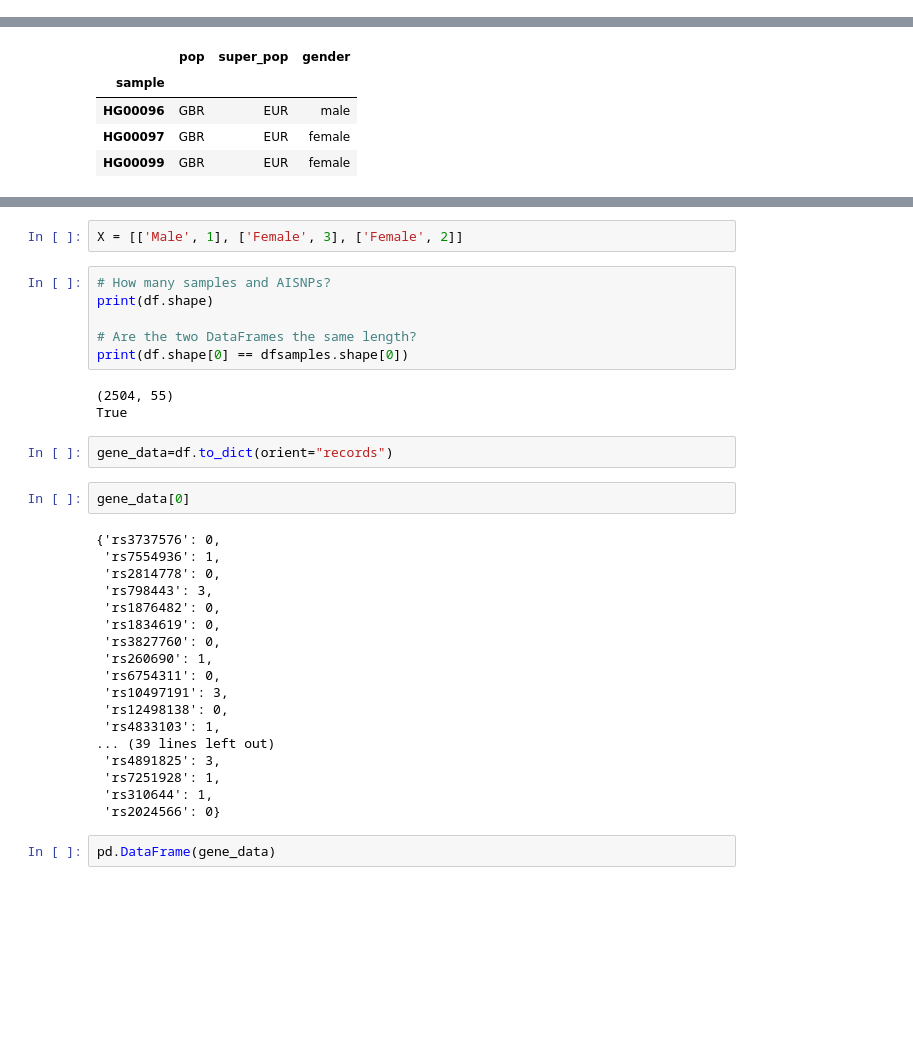
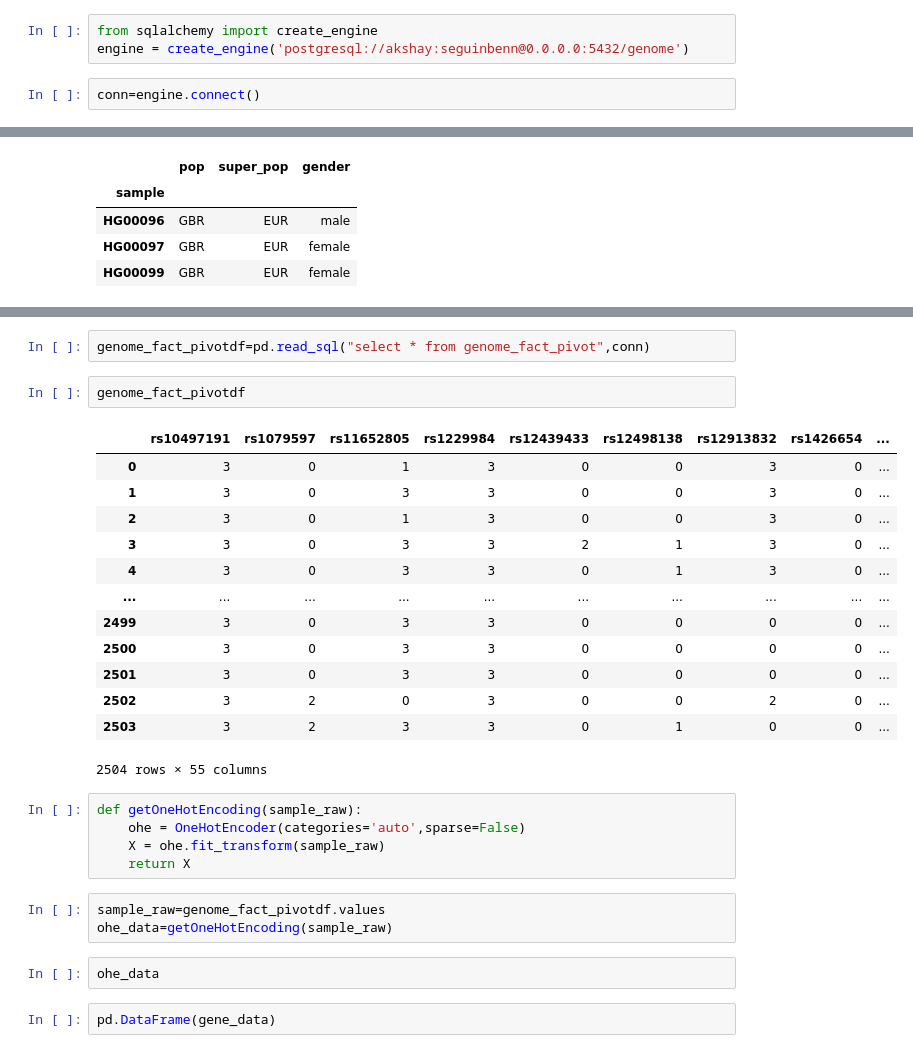
Before and after one commit to akshaydarora/genomics, a Jupyter notebook: genome.ipynb, the cells around one changed output, grey strips where cells are left out. Drawn from its saved outputs; the diff is of its cells as text; blank space fills up the shorter version.

```diff
--- a/genome.ipynb
+++ b/genome.ipynb
@@ -116,0 +161,5 @@ df.head(3)
+# %%
+from sqlalchemy import create_engine
+engine = create_engine('postgresql://akshay:seguinbenn@0.0.0.0:5432/genome')
+# %%
+conn=engine.connect()
@@ -129,36 +178,31 @@ oh=OneHotEncoder()
-# %%
-X = [['Male', 1], ['Female', 3], ['Female', 2]]
-# %%
-# How many samples and AISNPs?
-print(df.shape)
-
-# Are the two DataFrames the same length?
-print(df.shape[0] == dfsamples.shape[0])
-# %% [output]
-(2504, 55)
-True
-# %%
-gene_data=df.to_dict(orient="records")
-# %%
-gene_data[0]
-# %% [output]
-{'rs3737576': 0,
- 'rs7554936': 1,
- 'rs2814778': 0,
- 'rs798443': 3,
- 'rs1876482': 0,
- 'rs1834619': 0,
- 'rs3827760': 0,
- 'rs260690': 1,
- 'rs6754311': 0,
- 'rs10497191': 3,
- 'rs12498138': 0,
- 'rs4833103': 1,
-... (39 lines left out)
- 'rs4891825': 3,
- 'rs7251928': 1,
- 'rs310644': 1,
- 'rs2024566': 0}
+# %%
+genome_fact_pivotdf=pd.read_sql("select * from genome_fact_pivot",conn)
+# %%
+genome_fact_pivotdf
+# %% [output]
+|  | rs10497191 | rs1079597 | rs11652805 | rs1229984 | rs12439433 | rs12498138 | rs12913832 | rs1426654 | ... |
+| 0 | 3 | 0 | 1 | 3 | 0 | 0 | 3 | 0 | ... |
+| 1 | 3 | 0 | 3 | 3 | 0 | 0 | 3 | 0 | ... |
+| 2 | 3 | 0 | 1 | 3 | 0 | 0 | 3 | 0 | ... |
+| 3 | 3 | 0 | 3 | 3 | 2 | 1 | 3 | 0 | ... |
+| 4 | 3 | 0 | 3 | 3 | 0 | 1 | 3 | 0 | ... |
+| ... | ... | ... | ... | ... | ... | ... | ... | ... | ... |
+| 2499 | 3 | 0 | 3 | 3 | 0 | 0 | 0 | 0 | ... |
+| 2500 | 3 | 0 | 3 | 3 | 0 | 0 | 0 | 0 | ... |
+| 2501 | 3 | 0 | 3 | 3 | 0 | 0 | 0 | 0 | ... |
+| 2502 | 3 | 2 | 0 | 3 | 0 | 0 | 2 | 0 | ... |
+| 2503 | 3 | 2 | 3 | 3 | 0 | 1 | 0 | 0 | ... |
+2504 rows × 55 columns
+# %%
+def getOneHotEncoding(sample_raw):
+    ohe = OneHotEncoder(categories='auto',sparse=False)
+    X = ohe.fit_transform(sample_raw)
+    return X
+# %%
+sample_raw=genome_fact_pivotdf.values
+ohe_data=getOneHotEncoding(sample_raw)
+# %%
+ohe_data
 # %%
 pd.DataFrame(gene_data)
 # %% [output]
```
Also changed, not shown: parts of 33 cells of this notebook, 7 other files.
